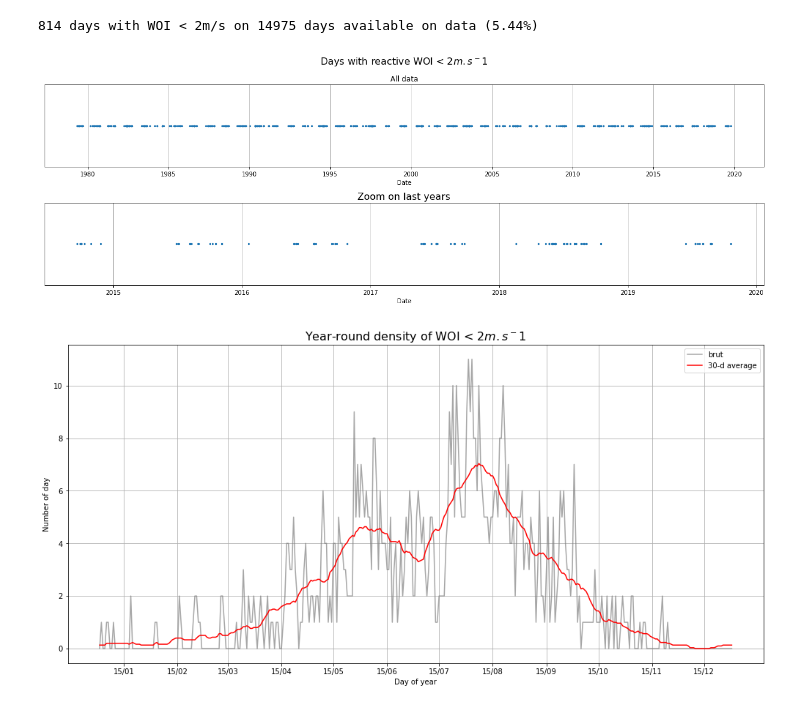
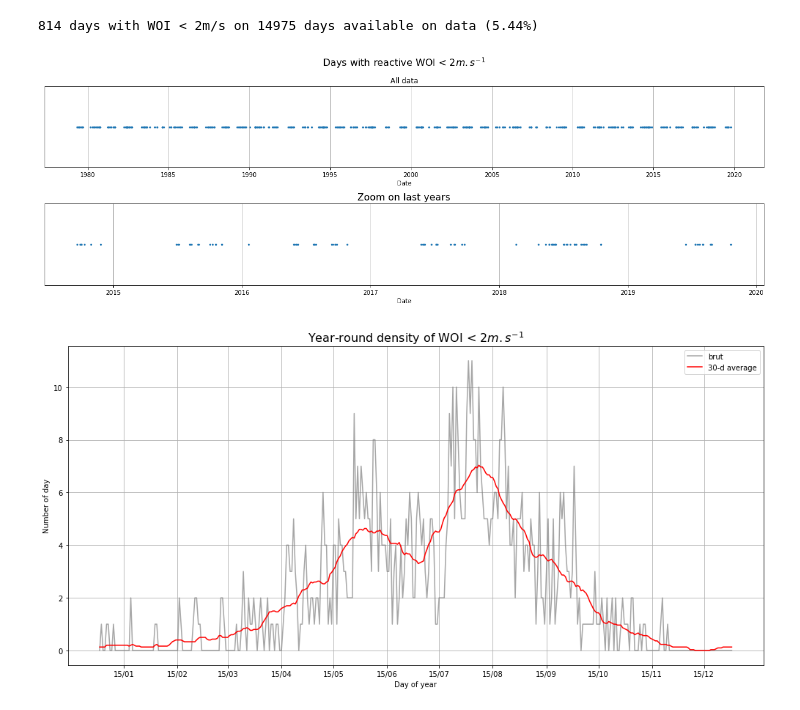
Before and after one commit to bchatelon/year_weather_regime, a Jupyter notebook: wind_outage.ipynb, the cells around one changed output. Saved outputs shown, nothing was run; the diff lists cells and outputs as text; code cells hidden in the pictures.

```diff
--- a/wind_outage.ipynb
+++ b/wind_outage.ipynb
@@ -284,25 +284,25 @@ print(f'{len(WOI_u2)} days with WOI < {treshold}m/s on {len(WOI)} days available
 # %%
 fig = plt.figure(figsize=(17, 6))
 
-plt.suptitle(f'Days with reactive WOI < {treshold}$m.s^{-1}$', fontsize = 16)
+plt.suptitle(f'Days with reactive WOI < {treshold}$m.s^{{-1}}$', fontsize = 16)
 ax = fig.add_subplot(2, 1, 1)
 ax.set_title('All data')
 ax.set_xlabel('Date')
 ax.set_yticks([])
 ax.grid(axis = 'x')
 ax.scatter(WOI_u2.time.values, [1]*len(WOI_u2), s = 5)
 
 ax = fig.add_subplot(2, 1, 2)
 ax.set_title('Zoom on last years', fontsize = 16)
 ax.set_xlabel('Date')
 ax.set_yticks([])
 ax.grid(axis = 'x')
 ax.scatter(WOI_u2.time.values[-100:], [1]*len(WOI_u2[-100:]), s = 5)
 
 plt.tight_layout()
 plt.show()
 # %% [output]
-[figure, old version]
+[figure, new version]
 # %%
 WOI_u2_density = WOI.where(WOI < treshold).groupby('time.dayofyear').count()
 # %%
```
Also changed, not shown: parts of 9 cells of this notebook.
